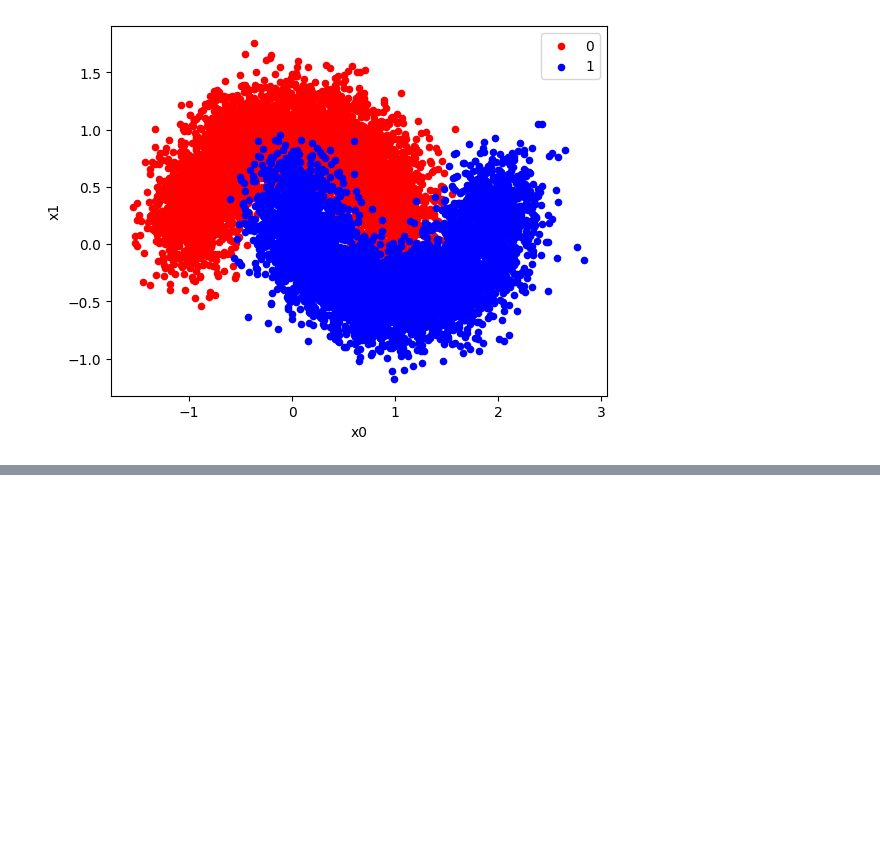
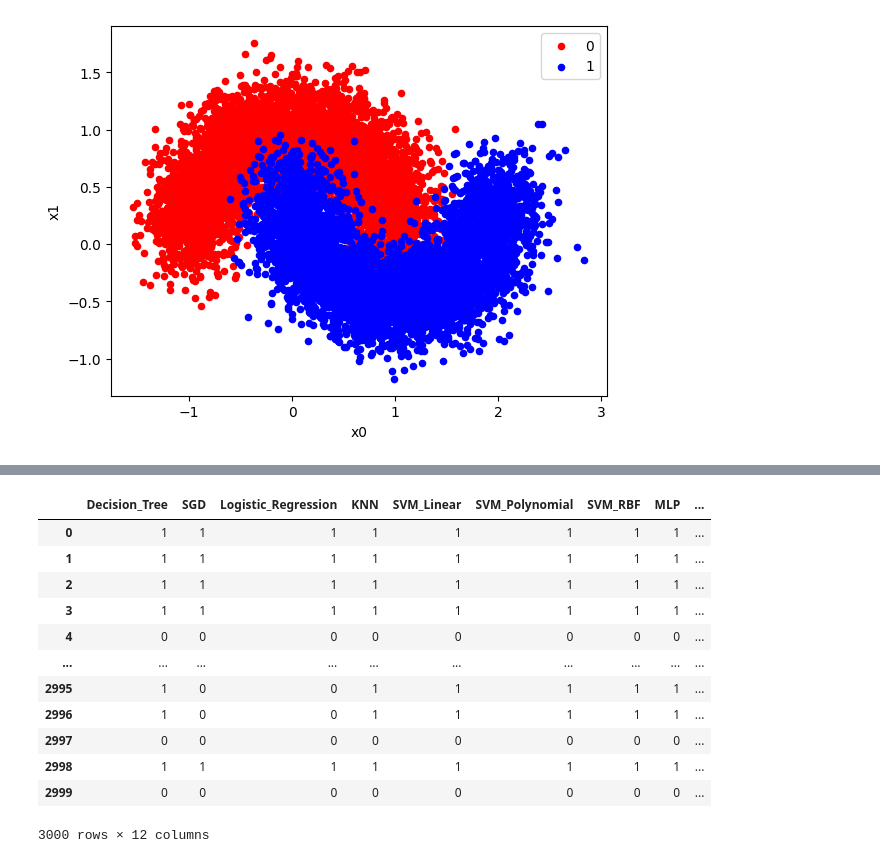
Before and after one commit to pedrobslima/IC-Reject-Option, a Jupyter notebook: main.ipynb, the cells around one changed output, grey strips where cells are left out. Drawn from its saved outputs; the diff is of its cells as text; code cells hidden in the pictures; blank space fills up the shorter version.

```diff
--- a/main.ipynb
+++ b/main.ipynb
@@ -242,7 +193,7 @@ plt.show()
 # %% [output]
 [figure]
 # %%
-X_train, X_test, y_train, y_test = train_test_split(X, y, test_size=0.3, shuffle=True, random_state=SEED)
+X_train, X_test, y_train, y_test = train_test_split(X, y, test_size=0.3, shuffle=True, random_state=CONFIG['SEED'])
 
 scaler = StandardScaler()
 
@@ -251,5 +202,17 @@ X_test_norm = scaler.transform(X_test)
 # %%
 from train_models import load_model_by_name
 
-def load_all_models(model_names):
-    pass
+def load_all_models(experiments:str|list, model_names:list=CONFIG['BASE_MODELS']) -> dict:
+    models = {}
+
+    if(isinstance(experiments, str)):
+        experiments = [experiments]*len(model_names)
+    else:
+        if(len(experiments) != len(model_names)):
+            raise ValueError('Variável "experiments" deve ser uma lista com tamanho igual à "models", ou ser apenas uma string')
+
+    for i in range(len(model_names)):
+        trained_model, _ = load_model_by_name(experiments[i], model_names[i])
+        models[model_names[i]] = trained_model
+
+    return models
@@ -255,0 +317,16 @@ def load_all_models(model_names):
+# %%
+modelPool.predict(X_test, X_test_norm)
+# %% [output]
+|  | Decision_Tree | SGD | Logistic_Regression | KNN | SVM_Linear | SVM_Polynomial | SVM_RBF | MLP | ... |
+| 0 | 1 | 1 | 1 | 1 | 1 | 1 | 1 | 1 | ... |
+| 1 | 1 | 1 | 1 | 1 | 1 | 1 | 1 | 1 | ... |
+| 2 | 1 | 1 | 1 | 1 | 1 | 1 | 1 | 1 | ... |
+| 3 | 1 | 1 | 1 | 1 | 1 | 1 | 1 | 1 | ... |
+| 4 | 0 | 0 | 0 | 0 | 0 | 0 | 0 | 0 | ... |
+| ... | ... | ... | ... | ... | ... | ... | ... | ... | ... |
+| 2995 | 1 | 0 | 0 | 1 | 1 | 1 | 1 | 1 | ... |
+| 2996 | 1 | 0 | 0 | 1 | 1 | 1 | 1 | 1 | ... |
+| 2997 | 0 | 0 | 0 | 0 | 0 | 0 | 0 | 0 | ... |
+| 2998 | 1 | 1 | 1 | 1 | 1 | 1 | 1 | 1 | ... |
+| 2999 | 0 | 0 | 0 | 0 | 0 | 0 | 0 | 0 | ... |
+3000 rows × 12 columns
```
Also changed, not shown: parts of 22 cells of this notebook, 1 other file.
